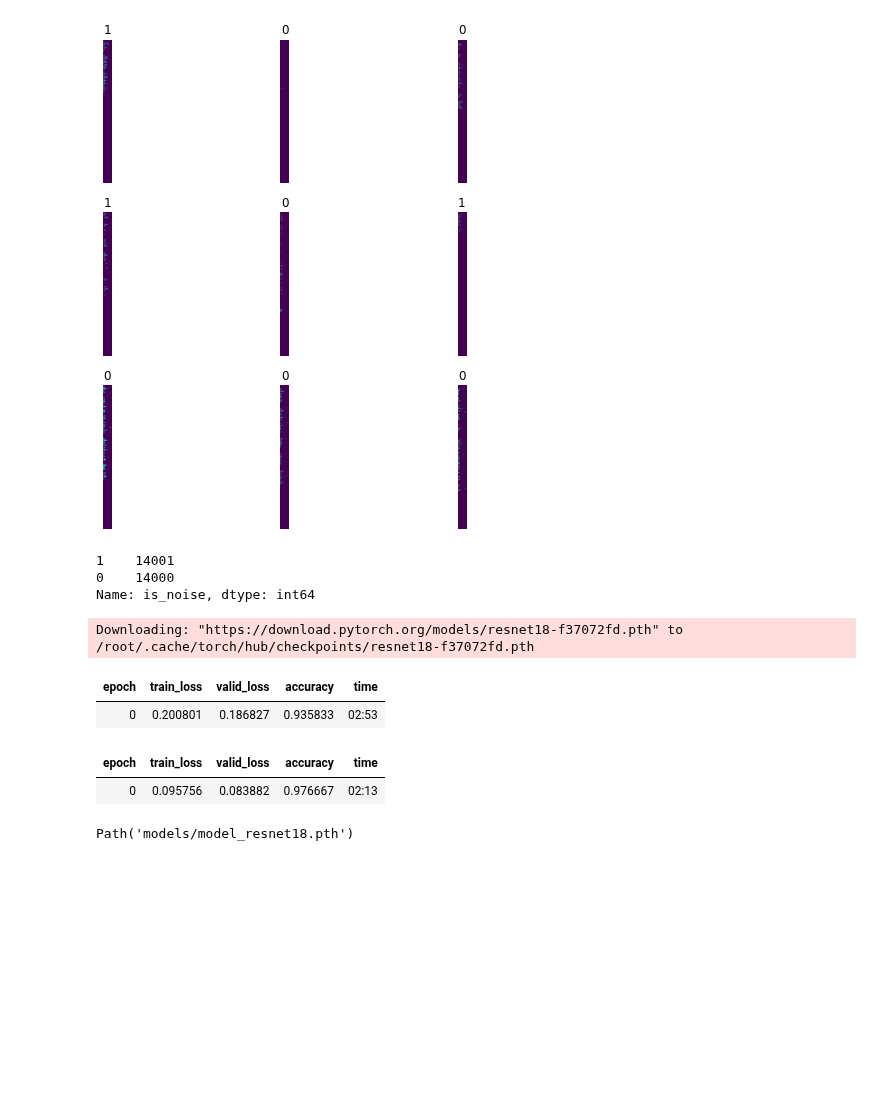
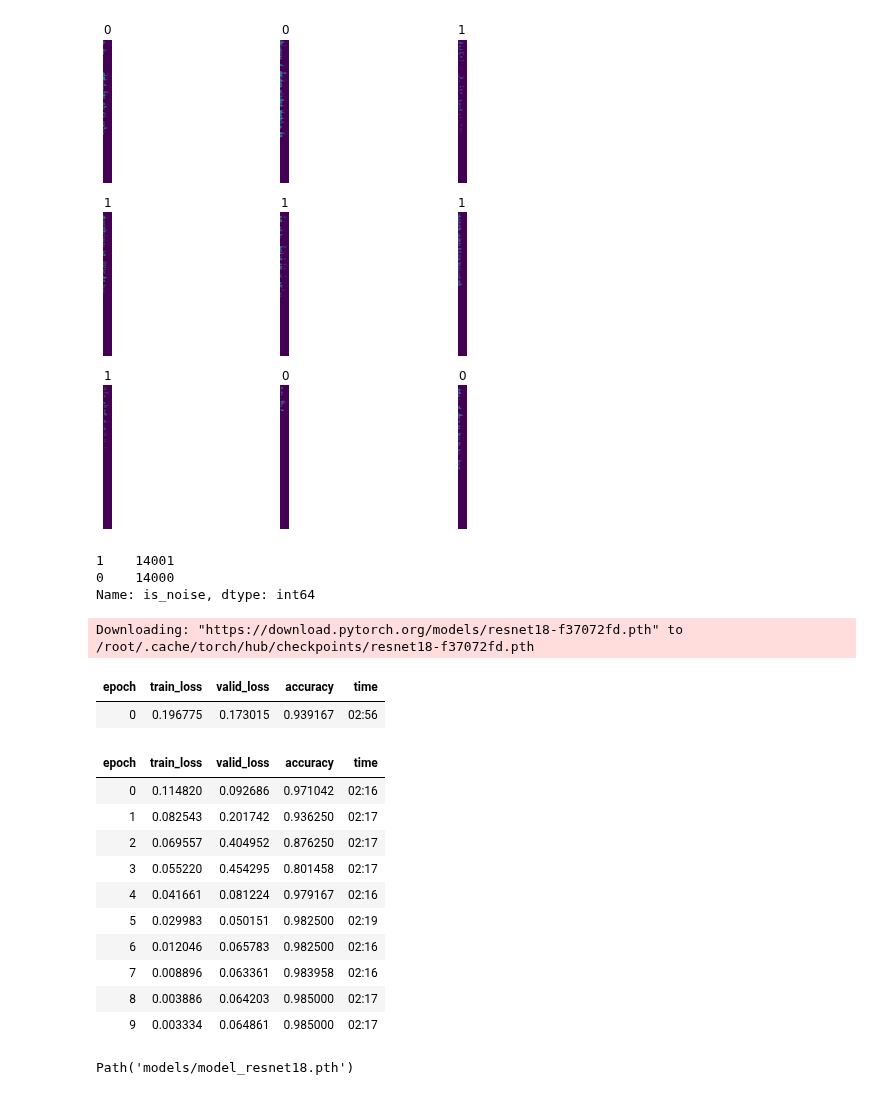
Before and after one commit to mlenzovet/test, a Jupyter notebook: goznak-class.ipynb, the cells around one changed output. Cells and saved outputs as stored; diff of their text form; code cells hidden in the pictures; blank space fills up the shorter version.

```diff
--- a/goznak-class.ipynb
+++ b/goznak-class.ipynb
@@ -52,14 +47,13 @@ dblock = DataBlock(blocks    = (ImageBlock, CategoryBlock),
                    get_items = get_files,
                    get_x     = npy_load,
                    get_y     = get_label,
-                   splitter  = RandomSplitter(),
-                  # item_tfms = Resize(256)
+                   splitter  = RandomSplitter()
                   )
 # %%
 dls = dblock.dataloaders(Path(''))
 dls.show_batch()
 # %% [output]
-[figure, old version]
+[figure, new version]
 # %%
 paths_df.is_noise.value_counts()
 # %% [output]
@@ -68,12 +62,21 @@ paths_df.is_noise.value_counts()
 Name: is_noise, dtype: int64
 # %%
 learn = vision_learner(dls, models.resnet18, loss_func=CrossEntropyLossFlat(), metrics=accuracy)
-learn.fine_tune(1)
+learn.fine_tune(10)
 learn.save("model_resnet18")
 # %% [output]
 Downloading: "https://download.pytorch.org/models/resnet18-f37072fd.pth" to /root/.cache/torch/hub/checkpoints/resnet18-f37072fd.pth
 | epoch | train_loss | valid_loss | accuracy | time |
-| 0 | 0.200801 | 0.186827 | 0.935833 | 02:53 |
+| 0 | 0.196775 | 0.173015 | 0.939167 | 02:56 |
 | epoch | train_loss | valid_loss | accuracy | time |
-| 0 | 0.095756 | 0.083882 | 0.976667 | 02:13 |
+| 0 | 0.114820 | 0.092686 | 0.971042 | 02:16 |
+| 1 | 0.082543 | 0.201742 | 0.936250 | 02:17 |
+| 2 | 0.069557 | 0.404952 | 0.876250 | 02:17 |
+| 3 | 0.055220 | 0.454295 | 0.801458 | 02:17 |
+| 4 | 0.041661 | 0.081224 | 0.979167 | 02:16 |
+| 5 | 0.029983 | 0.050151 | 0.982500 | 02:19 |
+| 6 | 0.012046 | 0.065783 | 0.982500 | 02:16 |
+| 7 | 0.008896 | 0.063361 | 0.983958 | 02:16 |
+| 8 | 0.003886 | 0.064203 | 0.985000 | 02:17 |
+| 9 | 0.003334 | 0.064861 | 0.985000 | 02:17 |
 Path('models/model_resnet18.pth')
```
Also changed, not shown: parts of 6 cells of this notebook.
